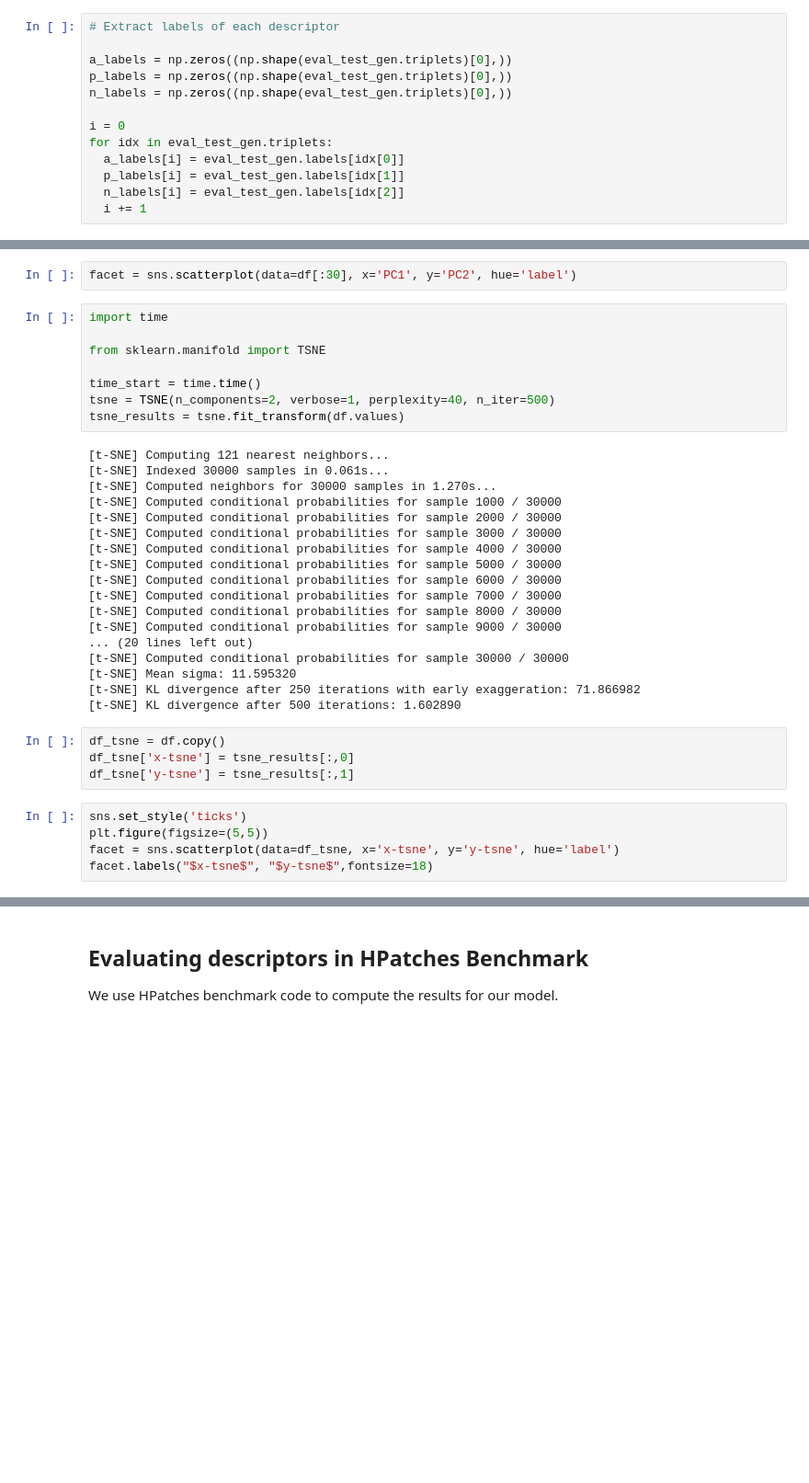
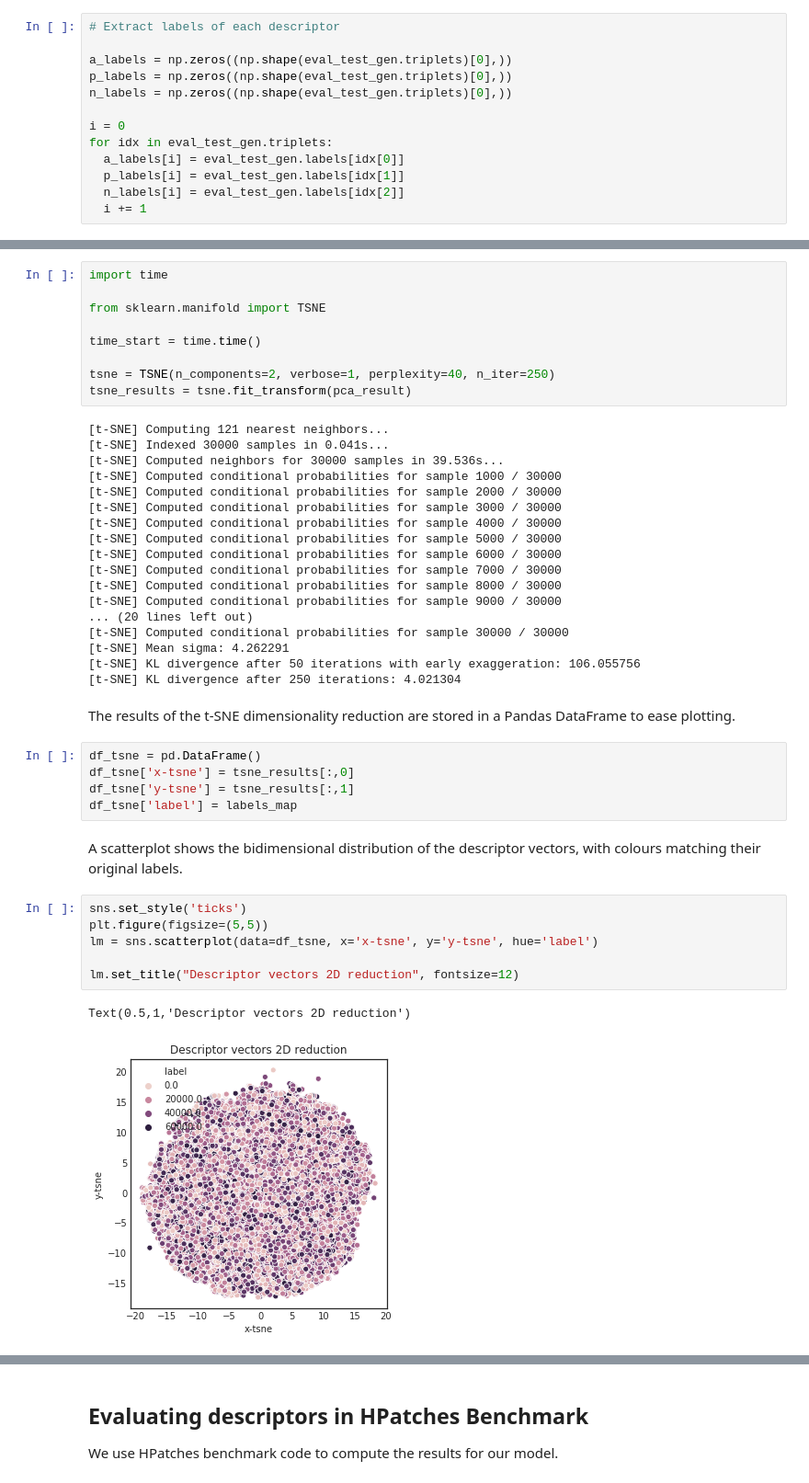
Before and after one commit to antonioenas/Denoising_HPatches_for_Descriptor_Learning, a Jupyter notebook: Complete_evaluation_tool.ipynb, the cells around one changed output, grey strips where cells are left out. Shown at 92% size. Drawn from its saved outputs; the diff is of its cells as text; blank space fills up the shorter version.

```diff
--- a/Complete_evaluation_tool.ipynb
+++ b/Complete_evaluation_tool.ipynb
@@ -285,17 +232,16 @@ np.shape(np.unique(labels_map))
-# %%
-facet = sns.scatterplot(data=df[:30], x='PC1', y='PC2', hue='label')
 # %%
 import time
 
 from sklearn.manifold import TSNE
 
 time_start = time.time()
-tsne = TSNE(n_components=2, verbose=1, perplexity=40, n_iter=500)
-tsne_results = tsne.fit_transform(df.values)
+
+tsne = TSNE(n_components=2, verbose=1, perplexity=40, n_iter=250)
+tsne_results = tsne.fit_transform(pca_result)
 # %% [output]
 [t-SNE] Computing 121 nearest neighbors...
-[t-SNE] Indexed 30000 samples in 0.061s...
-[t-SNE] Computed neighbors for 30000 samples in 1.270s...
+[t-SNE] Indexed 30000 samples in 0.041s...
+[t-SNE] Computed neighbors for 30000 samples in 39.536s...
 [t-SNE] Computed conditional probabilities for sample 1000 / 30000
 [t-SNE] Computed conditional probabilities for sample 2000 / 30000
 [t-SNE] Computed conditional probabilities for sample 3000 / 30000
@@ -307,15 +253,24 @@ tsne_results = tsne.fit_transform(df.values)
 [t-SNE] Computed conditional probabilities for sample 9000 / 30000
 ... (20 lines left out)
 [t-SNE] Computed conditional probabilities for sample 30000 / 30000
-[t-SNE] Mean sigma: 11.595320
-[t-SNE] KL divergence after 250 iterations with early exaggeration: 71.866982
-[t-SNE] KL divergence after 500 iterations: 1.602890
+[t-SNE] Mean sigma: 4.262291
+[t-SNE] KL divergence after 50 iterations with early exaggeration: 106.055756
+[t-SNE] KL divergence after 250 iterations: 4.021304
+# %% [markdown]
+The results of the t-SNE dimensionality reduction are stored in a Pandas DataFrame to ease plotting.
 # %%
-df_tsne = df.copy()
+df_tsne = pd.DataFrame()
 df_tsne['x-tsne'] = tsne_results[:,0]
 df_tsne['y-tsne'] = tsne_results[:,1]
+df_tsne['label'] = labels_map
+# %% [markdown]
+A scatterplot shows the bidimensional distribution of the descriptor vectors, with colours matching their original labels.
 # %%
 sns.set_style('ticks')
 plt.figure(figsize=(5,5))
-facet = sns.scatterplot(data=df_tsne, x='x-tsne', y='y-tsne', hue='label')
-facet.labels("$x-tsne$", "$y-tsne$",fontsize=18)
+lm = sns.scatterplot(data=df_tsne, x='x-tsne', y='y-tsne', hue='label')
+
+lm.set_title("Descriptor vectors 2D reduction", fontsize=12)
+# %% [output]
+Text(0.5,1,'Descriptor vectors 2D reduction')
+[figure, added]
```
Also changed, not shown: parts of 31 cells of this notebook.
